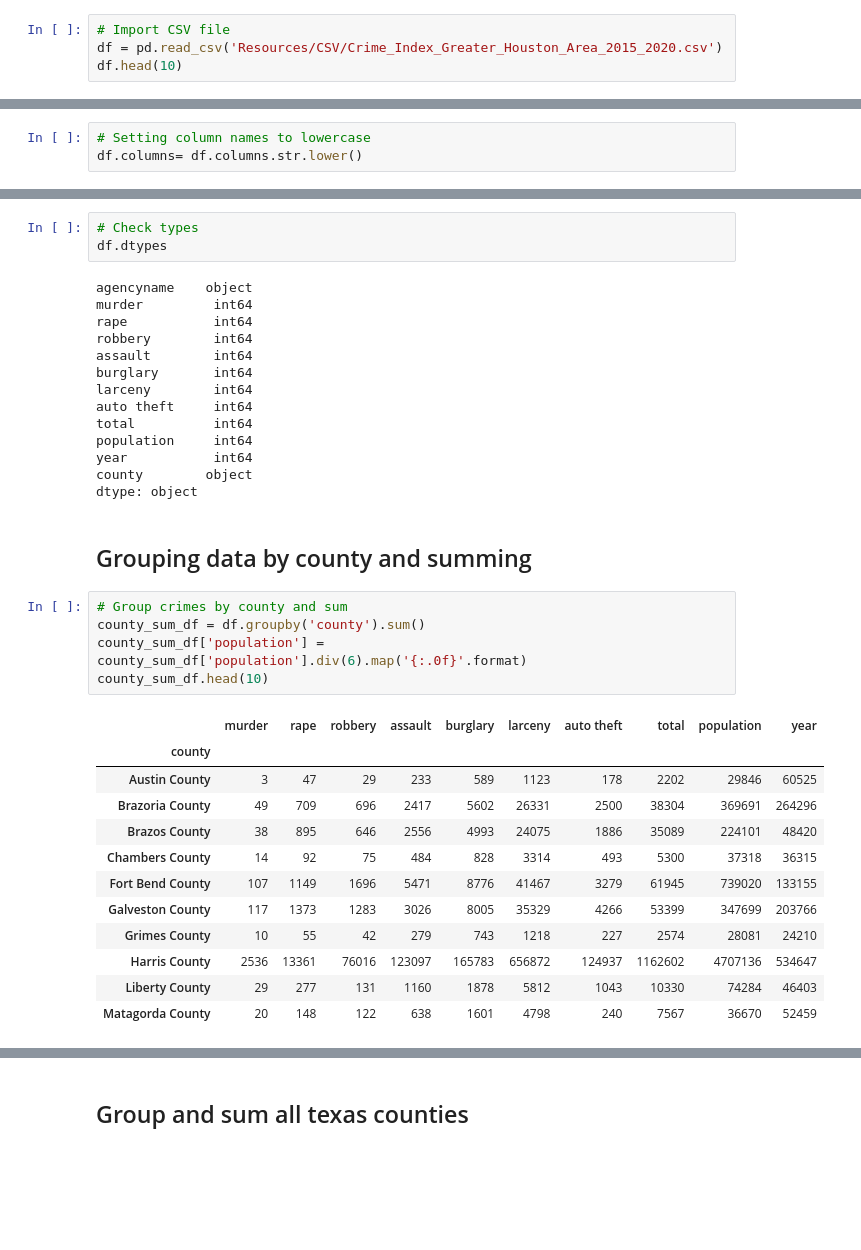
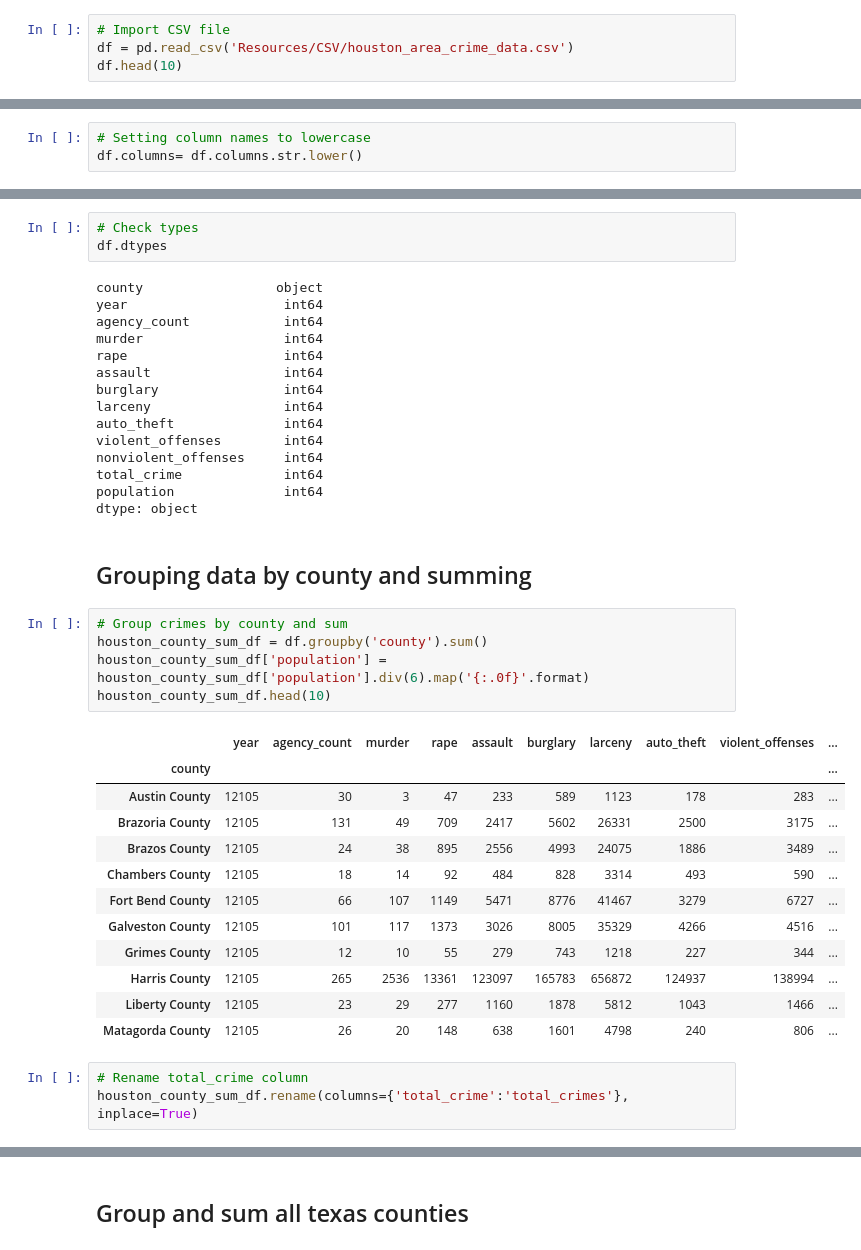
Before and after one commit to MiguelB512/Harris_Crime_Trends, a Jupyter notebook: County_Totals.ipynb, the cells around one changed output, grey strips where cells are left out. Cells and saved outputs as stored; diff of their text form; blank space fills up the shorter version.

```diff
--- a/County_Totals.ipynb
+++ b/County_Totals.ipynb
@@ -17,6 +17,6 @@ db_string = f"postgresql://bhmcd:{db_password}@crime-analysis.cnoedyl0m22c.us-ea
 engine = create_engine(db_string)
 # %%
 # Import CSV file
-df = pd.read_csv('Resources/CSV/Crime_Index_Greater_Houston_Area_2015_2020.csv')
+df = pd.read_csv('Resources/CSV/houston_area_crime_data.csv')
 df.head(10)
 # %% [output]
@@ -60,38 +60,42 @@ Name: county, dtype: int64
 # Check types
 df.dtypes
 # %% [output]
-agencyname    object
-murder         int64
-rape           int64
-robbery        int64
-assault        int64
-burglary       int64
-larceny        int64
-auto theft     int64
-total          int64
-population     int64
-year           int64
-county        object
+county                 object
+year                    int64
+agency_count            int64
+murder                  int64
+rape                    int64
+assault                 int64
+burglary                int64
+larceny                 int64
+auto_theft              int64
+violent_offenses        int64
+nonviolent_offenses     int64
+total_crime             int64
+population              int64
 dtype: object
 # %% [markdown]
 ## Grouping data by county and summing
 # %%
 # Group crimes by county and sum
-county_sum_df = df.groupby('county').sum()
-county_sum_df['population'] = county_sum_df['population'].div(6).map('{:.0f}'.format)
-county_sum_df.head(10)
+houston_county_sum_df = df.groupby('county').sum()
+houston_county_sum_df['population'] = houston_county_sum_df['population'].div(6).map('{:.0f}'.format)
+houston_county_sum_df.head(10)
 # %% [output]
-|  | murder | rape | robbery | assault | burglary | larceny | auto theft | total | population | year |
-| county |  |  |  |  |  |  |  |  |  |  |
-| Austin County | 3 | 47 | 29 | 233 | 589 | 1123 | 178 | 2202 | 29846 | 60525 |
-| Brazoria County | 49 | 709 | 696 | 2417 | 5602 | 26331 | 2500 | 38304 | 369691 | 264296 |
-| Brazos County | 38 | 895 | 646 | 2556 | 4993 | 24075 | 1886 | 35089 | 224101 | 48420 |
-| Chambers County | 14 | 92 | 75 | 484 | 828 | 3314 | 493 | 5300 | 37318 | 36315 |
-| Fort Bend County | 107 | 1149 | 1696 | 5471 | 8776 | 41467 | 3279 | 61945 | 739020 | 133155 |
-| Galveston County | 117 | 1373 | 1283 | 3026 | 8005 | 35329 | 4266 | 53399 | 347699 | 203766 |
-| Grimes County | 10 | 55 | 42 | 279 | 743 | 1218 | 227 | 2574 | 28081 | 24210 |
-| Harris County | 2536 | 13361 | 76016 | 123097 | 165783 | 656872 | 124937 | 1162602 | 4707136 | 534647 |
-| Liberty County | 29 | 277 | 131 | 1160 | 1878 | 5812 | 1043 | 10330 | 74284 | 46403 |
-| Matagorda County | 20 | 148 | 122 | 638 | 1601 | 4798 | 240 | 7567 | 36670 | 52459 |
+|  | year | agency_count | murder | rape | assault | burglary | larceny | auto_theft | violent_offenses | ... |
+| county |  |  |  |  |  |  |  |  |  | ... |
+| Austin County | 12105 | 30 | 3 | 47 | 233 | 589 | 1123 | 178 | 283 | ... |
+| Brazoria County | 12105 | 131 | 49 | 709 | 2417 | 5602 | 26331 | 2500 | 3175 | ... |
+| Brazos County | 12105 | 24 | 38 | 895 | 2556 | 4993 | 24075 | 1886 | 3489 | ... |
+| Chambers County | 12105 | 18 | 14 | 92 | 484 | 828 | 3314 | 493 | 590 | ... |
+| Fort Bend County | 12105 | 66 | 107 | 1149 | 5471 | 8776 | 41467 | 3279 | 6727 | ... |
+| Galveston County | 12105 | 101 | 117 | 1373 | 3026 | 8005 | 35329 | 4266 | 4516 | ... |
+| Grimes County | 12105 | 12 | 10 | 55 | 279 | 743 | 1218 | 227 | 344 | ... |
+| Harris County | 12105 | 265 | 2536 | 13361 | 123097 | 165783 | 656872 | 124937 | 138994 | ... |
+| Liberty County | 12105 | 23 | 29 | 277 | 1160 | 1878 | 5812 | 1043 | 1466 | ... |
+| Matagorda County | 12105 | 26 | 20 | 148 | 638 | 1601 | 4798 | 240 | 806 | ... |
+# %%
+# Rename total_crime column
+houston_county_sum_df.rename(columns={'total_crime':'total_crimes'}, inplace=True)
 # %%
 # Drop the year column
```
Also changed, not shown: parts of 10 cells of this notebook, 11 other files.
